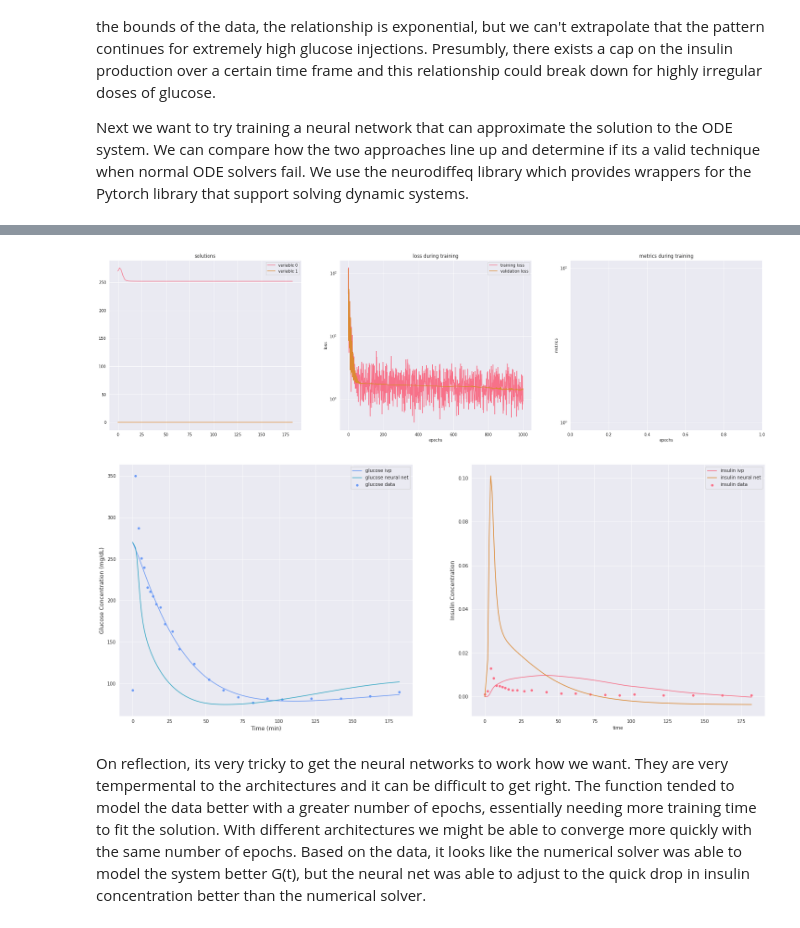
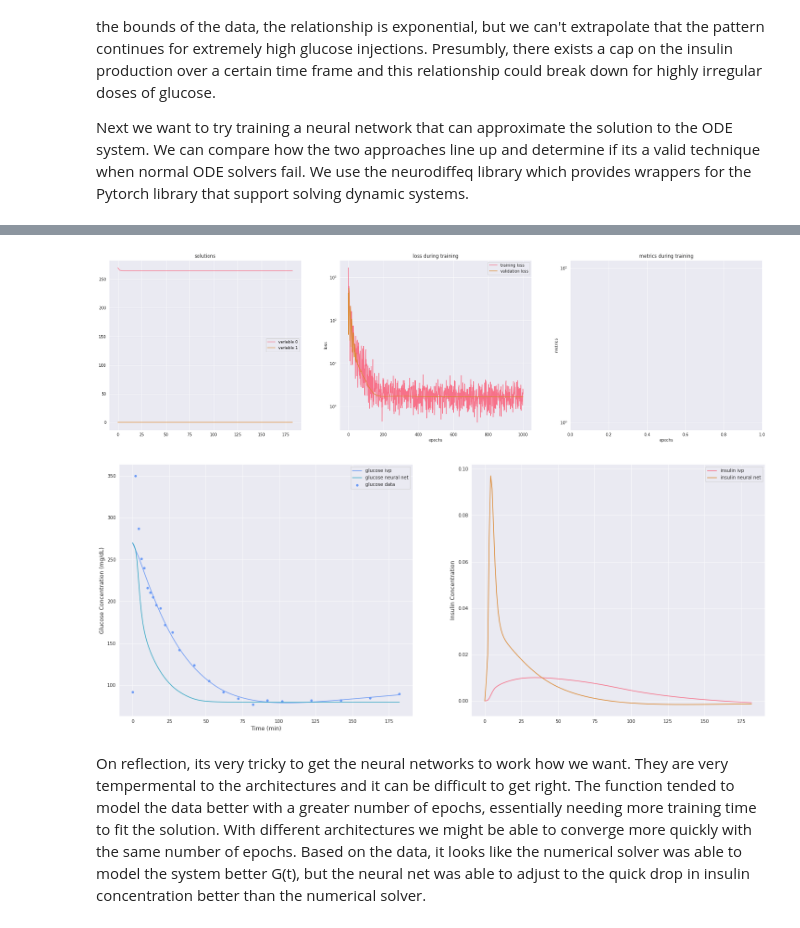
Before and after one commit to srlaghm/glucose-insulin-response, a Jupyter notebook: apma_seminar_modeling_glucose_insulin_response.ipynb, the cells around one changed output, grey strips where cells are left out. Cells and saved outputs as stored; diff of their text form; code cells hidden in the pictures.

```diff
--- a/apma_seminar_modeling_glucose_insulin_response.ipynb
+++ b/apma_seminar_modeling_glucose_insulin_response.ipynb
@@ -274,34 +274,32 @@ from neurodiffeq.generators import Generator1D
 import torch
 import torch.nn as nn
 # %%
-I = interp1d(df.insulin.index, df.insulin.values)
-
 monitor = Monitor1D(t_min=t_0, t_max=t_f, check_every=1000)
 train_gen = Generator1D(size=64,  t_min=t_0, t_max=t_f, method='uniform')
-valid_gen = Generator1D(size=64, t_min=t_0, t_max=t_f, method='equally-spaced')
+valid_gen = Generator1D(size=64, t_min=t_0, t_max=t_f, method='uniform')
 
 def minimal_model_nn(G, X, tspan):
     dGdt = -p1*(G - Gb) - X*G
     dXdt = (torch.tensor(p3*(I(tspan.detach().numpy()) - Ib)) - p2*X)*10**4
 
     return [diff(G,tspan) - dGdt, diff(X,tspan) - dXdt]
 
 conditions = [IVP(t_0=t_0, u_0=G0), IVP(t_0=t_0, u_0=X0)]
 nets = [FCNN(n_input_units=1, n_output_units=1, hidden_units=(32, 32), actv=nn.Tanh),\
         FCNN(n_input_units=1, n_output_units=1, hidden_units=(32, 32), actv=nn.Tanh)]
 
 solver = Solver1D(minimal_model_nn
                   , conditions
                   , t_min=t_0
                   , t_max=t_f
                   , nets=nets
                   , train_generator=train_gen
                   , valid_generator=valid_gen)
 
 solver.fit(max_epochs=20000, monitor=monitor)
 solution = solver.get_solution()
 # %% [output]
-[figure, old version]
+[figure, new version]
 # %%
 G_nn, X_nn = solution(t, to_numpy=True)
 # %%
@@ -317,7 +315,6 @@ ax[0].set_ylabel('Glucose Concentration (mg/dL)', size='large')
 
 sns.lineplot(x=t, y=mm_insulin, label='insulin ivp', color=sns.husl_palette(10)[0], legend=False, ax=ax[1])
 sns.lineplot(x=t, y=X_nn, label='insulin neural net', color=sns.husl_palette(10)[1], legend=False, ax=ax[1])
-sns.scatterplot(x=df.index, y=df.insulin/10**4, color=sns.husl_palette(10)[0], label='insulin data', ax=ax[1])
 ax[1].set_ylabel('Insulin Concentration', size='large')
 
 ax[0].legend()
@@ -325,7 +322,7 @@ ax[1].legend()
 
 plt.show()
 # %% [output]
-[figure, old version]
+[figure, new version]
 # %% [markdown]
 On reflection, its very tricky to get the neural networks to work how we want. They are very tempermental to the architectures and it can be difficult to get right. The function tended to model the data better with a greater number of epochs, essentially needing more training time to fit the solution. With different architectures we might be able to converge more quickly with the same number of epochs. Based on the data, it looks like the numerical solver was able to model the system better G(t), but the neural net was able to adjust to the quick drop in insulin concentration better than the numerical solver.
 # %% [markdown]
```
Also changed, not shown: parts of 11 cells of this notebook.
